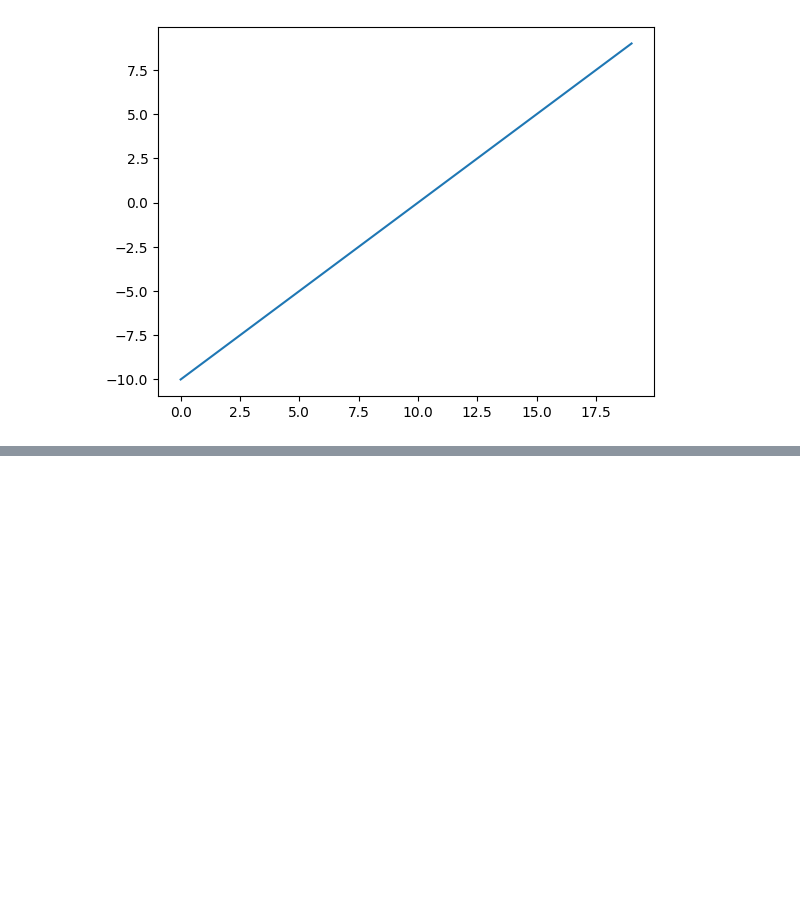
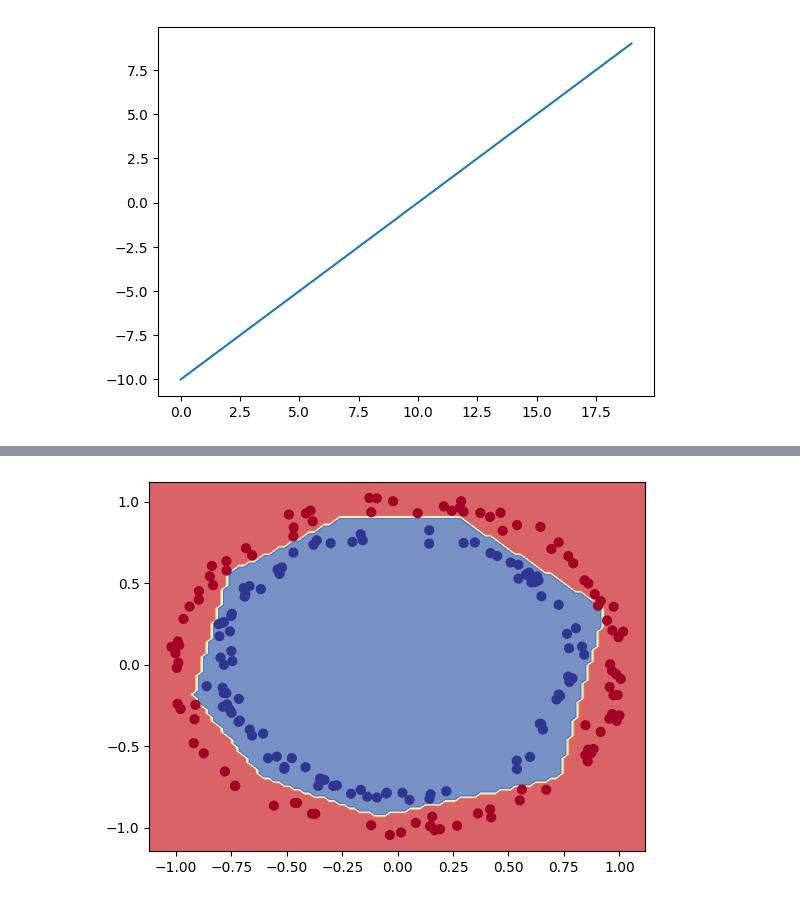
Before and after one commit to lakshitgosain/Tensorflow-ZTM, a Jupyter notebook: 02_neural_network_classification_in_tensorflow.ipynb, the cells around one changed output, grey strips where cells are left out. Saved outputs shown, nothing was run; the diff lists cells and outputs as text; code cells hidden in the pictures; blank space fills up the shorter version.

```diff
--- a/02_neural_network_classification_in_tensorflow.ipynb
+++ b/02_neural_network_classification_in_tensorflow.ipynb
@@ -527,0 +557,4 @@ plt.plot(tf.keras.activations.linear(A));
+# %%
+#Split into train and test sets
+X_train,y_train=X[:800],y[:800]
+X_test,y_test=X[800:],y[800:]
@@ -527,0 +563,15 @@ plt.plot(tf.keras.activations.linear(A));
+# %%
+#set random seed
+tf.random.set_seed(42)
+
+model_8=tf.keras.Sequential([
+    tf.keras.layers.Dense(4,activation='relu'),
+    tf.keras.layers.Dense(4,activation='relu'),
+    tf.keras.layers.Dense(1,activation='sigmoid')
+])
+
+model_8.compile(loss=tf.keras.losses.BinaryCrossentropy(),
+                optimizer=tf.keras.optimizers.Adam(learning_rate=0.01),
+                metrics=["accuracy"])
+
+history=model_8.fit(X_train,y_train,epochs=250)
@@ -527,0 +601,3 @@ plt.plot(tf.keras.activations.linear(A));
+# %%
+plot_decision_boundary(model_8,X_test,y_test)
+# %% [output]
@@ -527,0 +606 @@ plt.plot(tf.keras.activations.linear(A));
+[figure, added]
```
Also changed, not shown: parts of 7 cells of this notebook.
